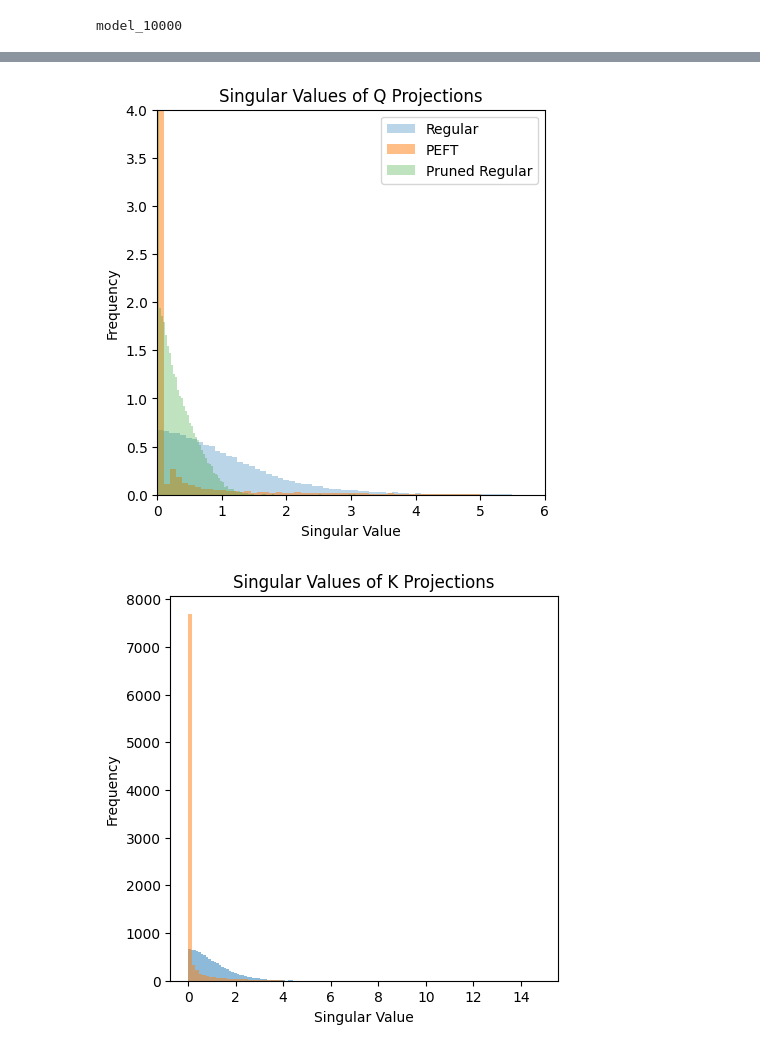
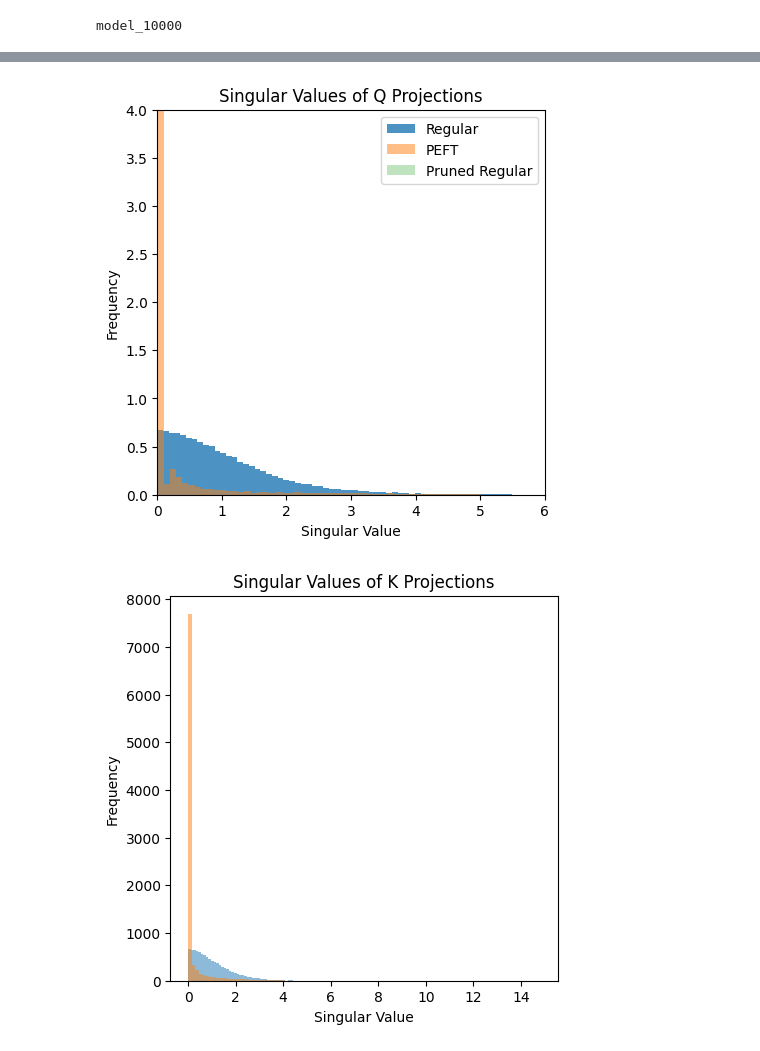
Before and after one commit to Guitaricet/relora, a Jupyter notebook: notebooks/05_check_ranks.ipynb, the cells around one changed output, grey strips where cells are left out. Drawn from its saved outputs; the diff is of its cells as text; code cells hidden in the pictures.

```diff
--- a/notebooks/05_check_ranks.ipynb
+++ b/notebooks/05_check_ranks.ipynb
@@ -122,6 +125,8 @@ for layer in tqdm(peft_250M.wrapped_model.model.layers):
     noised_peft_down_projs.append(singular_values)
 # %%
 # perform magtinude pruning
+import numpy as np
+
 import torch
 from tqdm import tqdm
 
@@ -130,7 +135,7 @@ pruned_peft_q_projs = []
 for layer in tqdm(peft_250M.wrapped_model.model.layers):
     q_projs_weight = get_linear_weight_from_relora(layer.self_attn.q_proj).detach()
 
-    threshold_90p = torch.quantile(q_projs_weight.abs(), 0.99)
+    threshold_90p = np.percentile(q_projs_weight.abs().numpy(), 0.01)
     q_projs_weight = q_projs_weight * (q_projs_weight.abs() > threshold_90p)
     singular_values = torch.svd(q_projs_weight).S
     pruned_peft_q_projs.append(singular_values)
@@ -142,8 +147,9 @@ pruned_q_projs = []
 for layer in tqdm(regular_250M.model.layers):
     q_projs_weight = layer.self_attn.q_proj.weight.detach()
 
-    threshold_90p = torch.quantile(q_projs_weight.abs(), 0.99)
+    threshold_90p = np.percentile(q_projs_weight.abs(), 0.01)
     q_projs_weight = q_projs_weight * (q_projs_weight.abs() > threshold_90p)
+    # q_projs_weight = torch.zeros_like(q_projs_weight)
     singular_values = torch.svd(q_projs_weight).S
     pruned_q_projs.append(singular_values)
 
@@ -154,7 +160,7 @@ random_pruned_q_projs = []
 for layer in tqdm(regular_250M.model.layers):
     q_projs_weight = layer.self_attn.q_proj.weight.detach()
 
-    threshold_90p = torch.quantile(q_projs_weight.abs(), 0.99)
+    threshold_90p = np.percentile(q_projs_weight.abs(), 0.01)
     q_projs_weight = q_projs_weight * (torch.rand_like(q_projs_weight) > threshold_90p)
     singular_values = torch.svd(q_projs_weight).S
     random_pruned_q_projs.append(singular_values)
@@ -173,26 +179,26 @@ for layer in tqdm(regular_250M.model.layers):
 # %%
 # plot histogram of singular values for q_projs over layers
 from matplotlib import pyplot as plt
 
 fig, ax = plt.subplots(1, 1, figsize=(5, 5), dpi=100)
 ax.set_title("Singular Values of Q Projections")
 ax.set_xlabel("Singular Value")
 ax.set_ylabel("Frequency")
-ax.hist(torch.cat(q_projs).numpy(), density=True, bins=100, alpha=0.3, label="Regular")
 # ax.hist(torch.cat(noised_peft_q_projs).numpy(), density=True, bins=100, alpha=0.3, label="Noised PEFT")
+ax.hist(torch.cat(q_projs).numpy(), density=True, bins=100, alpha=0.8, label="Regular")
 ax.hist(torch.cat(peft_q_projs).numpy(), density=True, bins=100, alpha=0.5, label="PEFT")
 # ax.hist(torch.cat(pruned_peft_q_projs).numpy(), density=True, bins=100, alpha=0.3, label="Pruned PEFT")
 ax.hist(torch.cat(pruned_q_projs).numpy(), density=True, bins=100, alpha=0.3, label="Pruned Regular")
 # ax.hist(torch.cat(random_pruned_q_projs).numpy(), density=True, bins=100, alpha=0.3, label="Random Pruned Regular")
 
 # ylim
 ax.set_ylim(0, 4)
 ax.set_xlim(0, 6)
 
 ax.legend()
 plt.show()
 # %% [output]
-[figure, old version]
+[figure, new version]
 # %%
 # plot histogram of singular values for k_projs over layers
 from matplotlib import pyplot as plt
```
Also changed, not shown: parts of 2 cells of this notebook, 3 other files.
